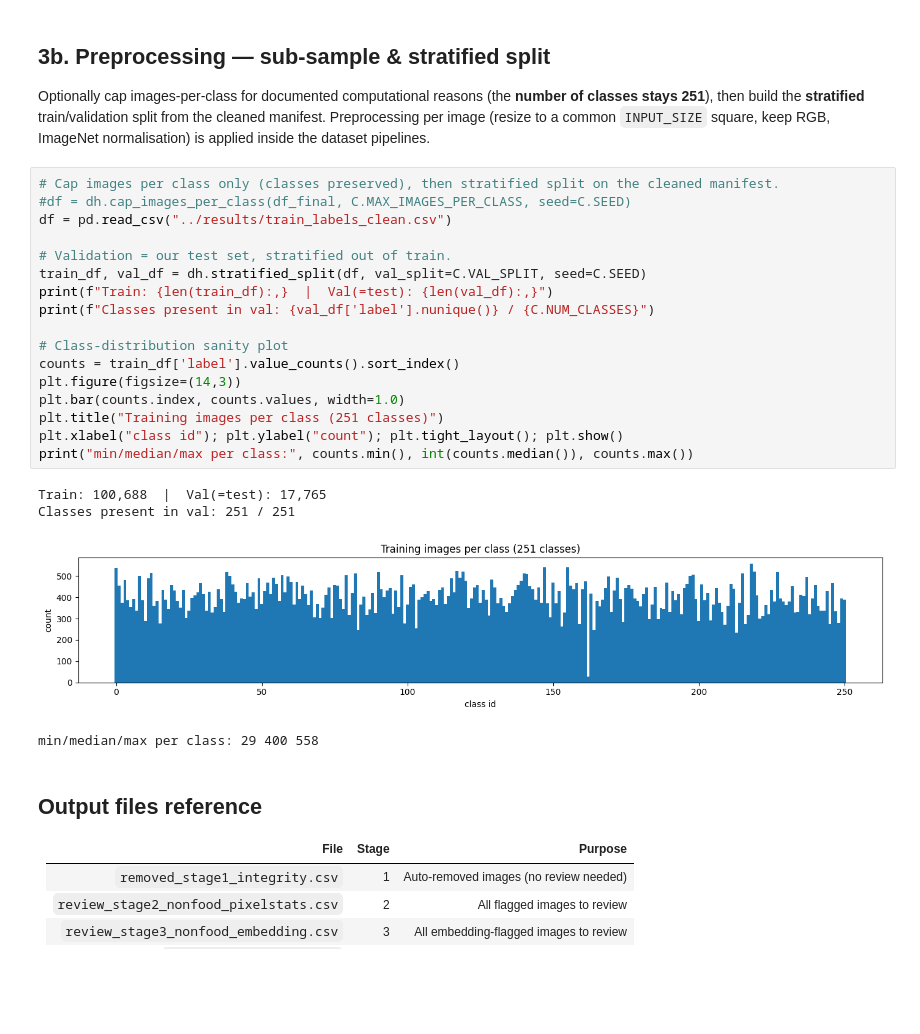
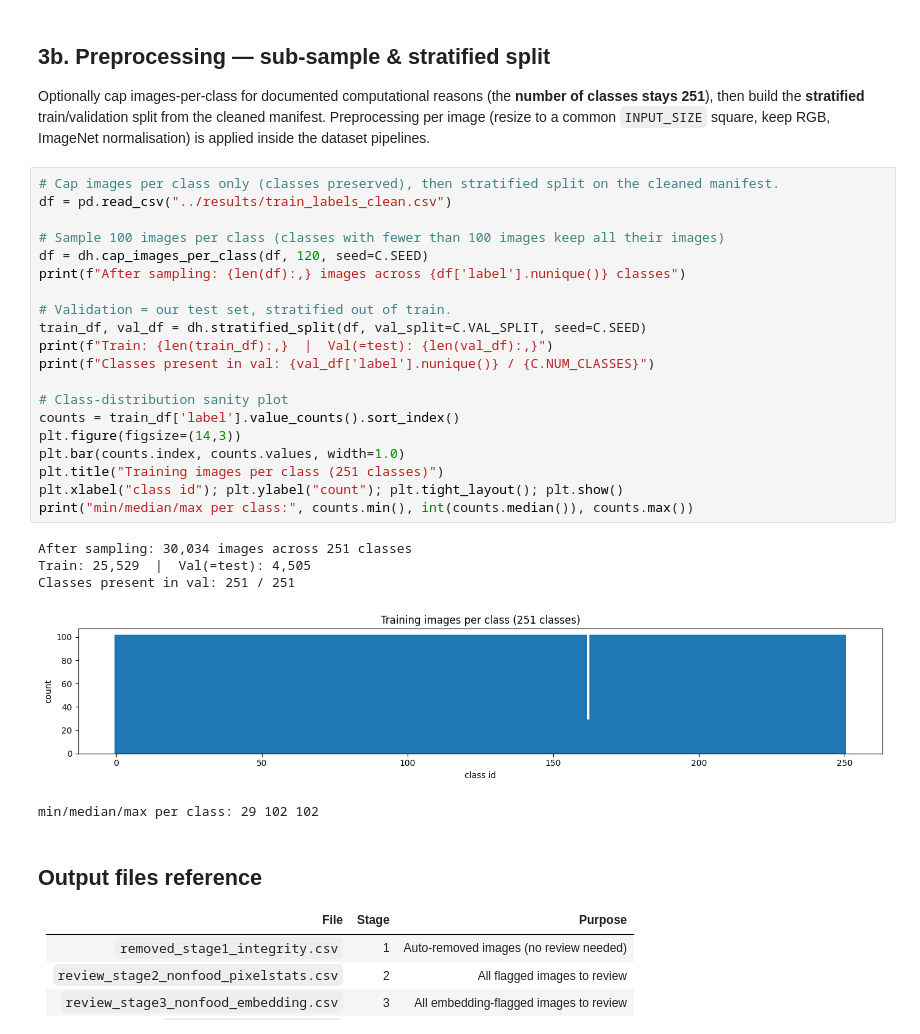
Before and after one commit to MulatYazew/Image-classification-Supervised-vs-Self-Supervised-Learning, a Jupyter notebook: notebooks/FoodNet_Supervised_Self_Supervised.ipynb, the cells around one changed output. Cells and saved outputs as stored; diff of their text form; blank space fills up the shorter version.

```diff
--- a/notebooks/FoodNet_Supervised_Self_Supervised.ipynb
+++ b/notebooks/FoodNet_Supervised_Self_Supervised.ipynb
@@ -266,26 +266,30 @@ the **stratified** train/validation split from the cleaned manifest. Preprocessi
 `INPUT_SIZE` square, keep RGB, ImageNet normalisation) is applied inside the dataset pipelines.
 # %%
 # Cap images per class only (classes preserved), then stratified split on the cleaned manifest.
-#df = dh.cap_images_per_class(df_final, C.MAX_IMAGES_PER_CLASS, seed=C.SEED)
 df = pd.read_csv("../results/train_labels_clean.csv")
+
+# Sample 100 images per class (classes with fewer than 100 images keep all their images)
+df = dh.cap_images_per_class(df, 120, seed=C.SEED)
+print(f"After sampling: {len(df):,} images across {df['label'].nunique()} classes")
 
 # Validation = our test set, stratified out of train.
 train_df, val_df = dh.stratified_split(df, val_split=C.VAL_SPLIT, seed=C.SEED)
 print(f"Train: {len(train_df):,}  |  Val(=test): {len(val_df):,}")
 print(f"Classes present in val: {val_df['label'].nunique()} / {C.NUM_CLASSES}")
 
 # Class-distribution sanity plot
 counts = train_df['label'].value_counts().sort_index()
 plt.figure(figsize=(14,3))
 plt.bar(counts.index, counts.values, width=1.0)
 plt.title("Training images per class (251 classes)")
 plt.xlabel("class id"); plt.ylabel("count"); plt.tight_layout(); plt.show()
 print("min/median/max per class:", counts.min(), int(counts.median()), counts.max())
 # %% [output]
-Train: 100,688  |  Val(=test): 17,765
+After sampling: 30,034 images across 251 classes
+Train: 25,529  |  Val(=test): 4,505
 Classes present in val: 251 / 251
-[figure, old version]
+[figure, new version]
-min/median/max per class: 29 400 558
+min/median/max per class: 29 102 102
 # %% [markdown]
 ## Output files reference
 | File | Stage | Purpose |
```
Also changed, not shown: parts of 3 cells of this notebook, 6 other files.
